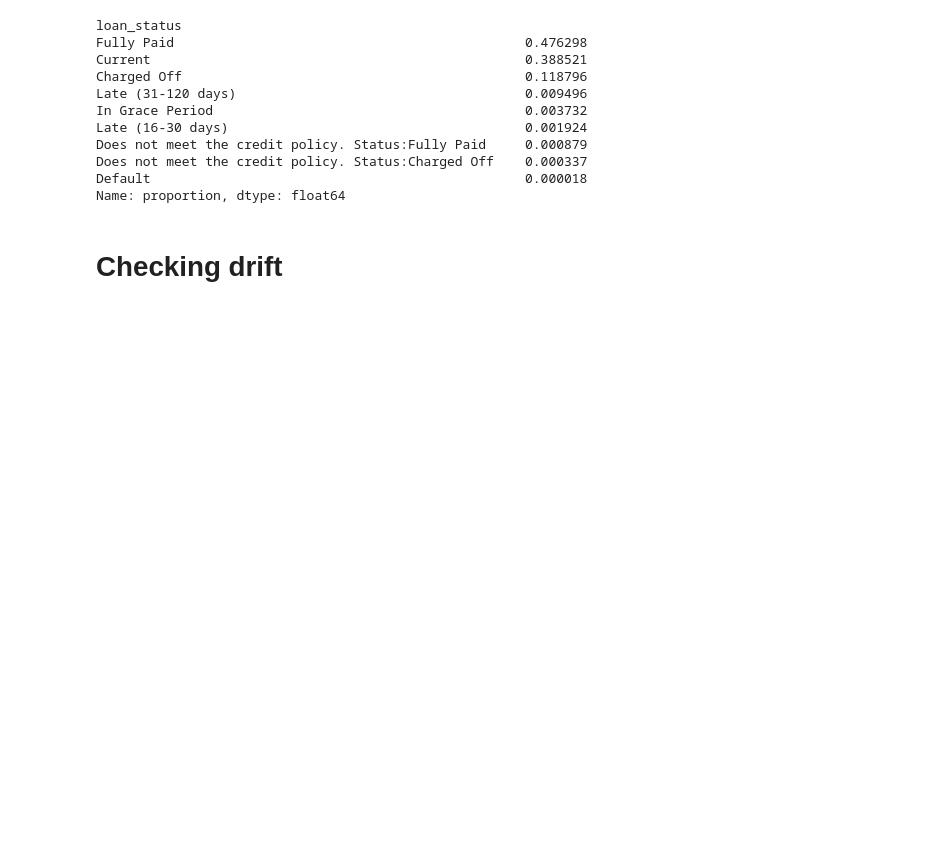
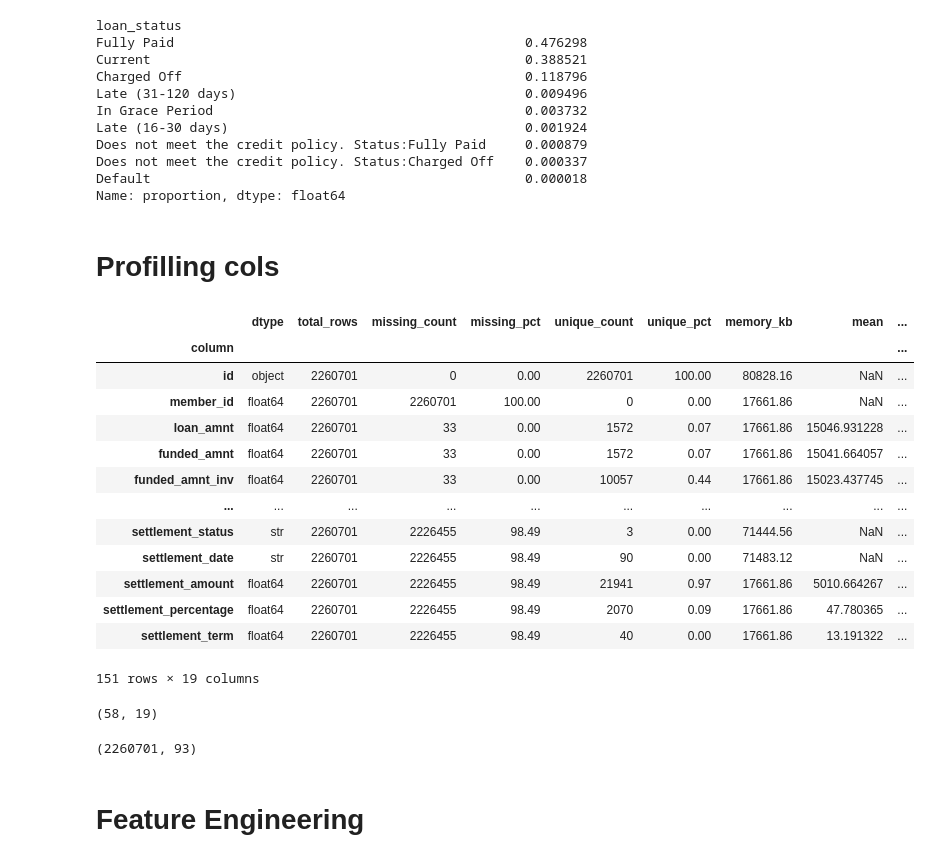
Before and after one commit to GusdPaula/MLENG_FIAP, a Jupyter notebook: fase_4/notebooks/EDA.ipynb, the cells around one changed output. Drawn from its saved outputs; the diff is of its cells as text; code cells hidden in the pictures; blank space fills up the shorter version.

```diff
--- a/fase_4/notebooks/EDA.ipynb
+++ b/fase_4/notebooks/EDA.ipynb
@@ -50,4 +65,4 @@ Does not meet the credit policy. Status:Charged Off    0.000337
 Default                                                0.000018
 Name: proportion, dtype: float64
 # %% [markdown]
-# Checking drift
+# Profilling cols
@@ -53,0 +146,23 @@ Name: proportion, dtype: float64
+# %%
+profile_df
+# %% [output]
+|  | dtype | total_rows | missing_count | missing_pct | unique_count | unique_pct | memory_kb | mean | ... |
+| column |  |  |  |  |  |  |  |  | ... |
+| id | object | 2260701 | 0 | 0.00 | 2260701 | 100.00 | 80828.16 | NaN | ... |
+| member_id | float64 | 2260701 | 2260701 | 100.00 | 0 | 0.00 | 17661.86 | NaN | ... |
+| loan_amnt | float64 | 2260701 | 33 | 0.00 | 1572 | 0.07 | 17661.86 | 15046.931228 | ... |
+| funded_amnt | float64 | 2260701 | 33 | 0.00 | 1572 | 0.07 | 17661.86 | 15041.664057 | ... |
+| funded_amnt_inv | float64 | 2260701 | 33 | 0.00 | 10057 | 0.44 | 17661.86 | 15023.437745 | ... |
+| ... | ... | ... | ... | ... | ... | ... | ... | ... | ... |
+| settlement_status | str | 2260701 | 2226455 | 98.49 | 3 | 0.00 | 71444.56 | NaN | ... |
+| settlement_date | str | 2260701 | 2226455 | 98.49 | 90 | 0.00 | 71483.12 | NaN | ... |
+| settlement_amount | float64 | 2260701 | 2226455 | 98.49 | 21941 | 0.97 | 17661.86 | 5010.664267 | ... |
+| settlement_percentage | float64 | 2260701 | 2226455 | 98.49 | 2070 | 0.09 | 17661.86 | 47.780365 | ... |
+| settlement_term | float64 | 2260701 | 2226455 | 98.49 | 40 | 0.00 | 17661.86 | 13.191322 | ... |
+151 rows × 19 columns
+# %%
+profile_df[profile_df["missing_pct"] > 20].sort_values(
+    by="missing_pct", ascending=False
+).shape
+# %% [output]
+(58, 19)
@@ -53,0 +171,6 @@ Name: proportion, dtype: float64
+# %%
+df.shape
+# %% [output]
+(2260701, 93)
+# %% [markdown]
+# Feature Engineering
```
Also changed, not shown: parts of 31 cells of this notebook.
